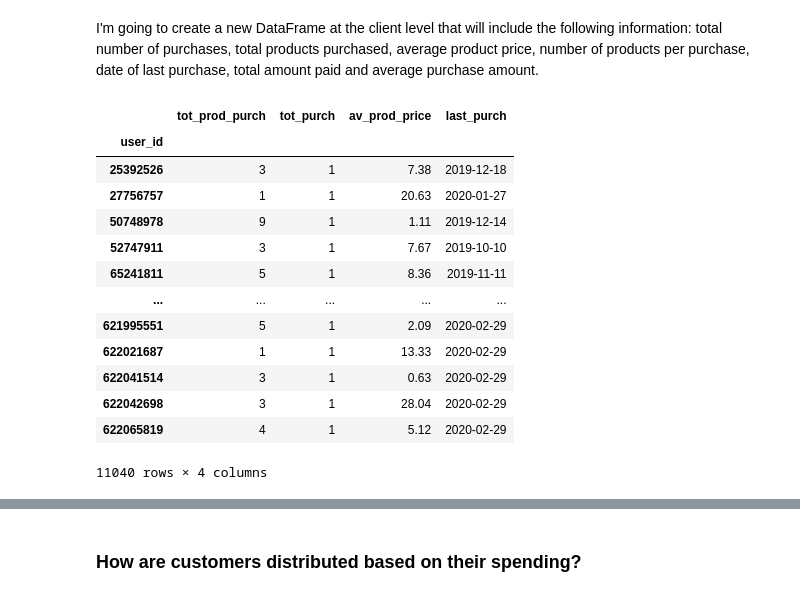
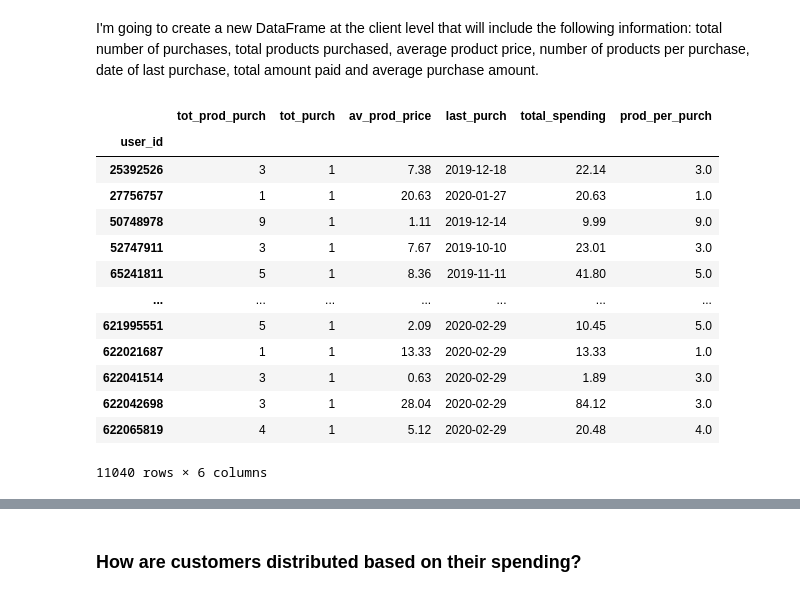
Before and after one commit to javierlopezm/Optimizacion_Ecommerce, a Jupyter notebook: Optimizacion_Ecommerce.ipynb, the cells around one changed output, grey strips where cells are left out. Drawn from its saved outputs; the diff is of its cells as text; code cells hidden in the pictures.

```diff
--- a/Optimizacion_Ecommerce.ipynb
+++ b/Optimizacion_Ecommerce.ipynb
@@ -631,23 +631,27 @@ I'm going to create a new DataFrame at the client level that will include the fo
 # %%
 # Create a new DataFrame containing only the records where the value in the 'event_type' column is 'purchase'. Then, group the data by 'user_id' and aggregate various variables
 df_ecom_userid = df_ecom[df_ecom['event_type'] == 'purchase'].groupby(['user_id']).agg({'product_id':'count', 'user_session':'nunique', 'price':'mean', 'date':'max'}).round({'price':2})
 
 # Rename
 df_ecom_userid.columns = ['tot_prod_purch', 'tot_purch', 'av_prod_price', 'last_purch']
 
+# I add additional variables
+df_ecom_userid['total_spending'] = df_ecom_userid.tot_prod_purch * df_ecom_userid.av_prod_price
+df_ecom_userid['prod_per_purch'] = df_ecom_userid.tot_prod_purch / df_ecom_userid.tot_purch
+
 df_ecom_userid
 # %% [output]
-|  | tot_prod_purch | tot_purch | av_prod_price | last_purch |
-| user_id |  |  |  |  |
-| 25392526 | 3 | 1 | 7.38 | 2019-12-18 |
-| 27756757 | 1 | 1 | 20.63 | 2020-01-27 |
-| 50748978 | 9 | 1 | 1.11 | 2019-12-14 |
-| 52747911 | 3 | 1 | 7.67 | 2019-10-10 |
-| 65241811 | 5 | 1 | 8.36 | 2019-11-11 |
-| ... | ... | ... | ... | ... |
-| 621995551 | 5 | 1 | 2.09 | 2020-02-29 |
-| 622021687 | 1 | 1 | 13.33 | 2020-02-29 |
-| 622041514 | 3 | 1 | 0.63 | 2020-02-29 |
-| 622042698 | 3 | 1 | 28.04 | 2020-02-29 |
-| 622065819 | 4 | 1 | 5.12 | 2020-02-29 |
+|  | tot_prod_purch | tot_purch | av_prod_price | last_purch | total_spending | prod_per_purch |
+| user_id |  |  |  |  |  |  |
+| 25392526 | 3 | 1 | 7.38 | 2019-12-18 | 22.14 | 3.0 |
+| 27756757 | 1 | 1 | 20.63 | 2020-01-27 | 20.63 | 1.0 |
+| 50748978 | 9 | 1 | 1.11 | 2019-12-14 | 9.99 | 9.0 |
+| 52747911 | 3 | 1 | 7.67 | 2019-10-10 | 23.01 | 3.0 |
+| 65241811 | 5 | 1 | 8.36 | 2019-11-11 | 41.80 | 5.0 |
+| ... | ... | ... | ... | ... | ... | ... |
+| 621995551 | 5 | 1 | 2.09 | 2020-02-29 | 10.45 | 5.0 |
+| 622021687 | 1 | 1 | 13.33 | 2020-02-29 | 13.33 | 1.0 |
+| 622041514 | 3 | 1 | 0.63 | 2020-02-29 | 1.89 | 3.0 |
+| 622042698 | 3 | 1 | 28.04 | 2020-02-29 | 84.12 | 3.0 |
+| 622065819 | 4 | 1 | 5.12 | 2020-02-29 | 20.48 | 4.0 |
-11040 rows × 4 columns
+11040 rows × 6 columns
```
Also changed, not shown: parts of 10 cells of this notebook.
